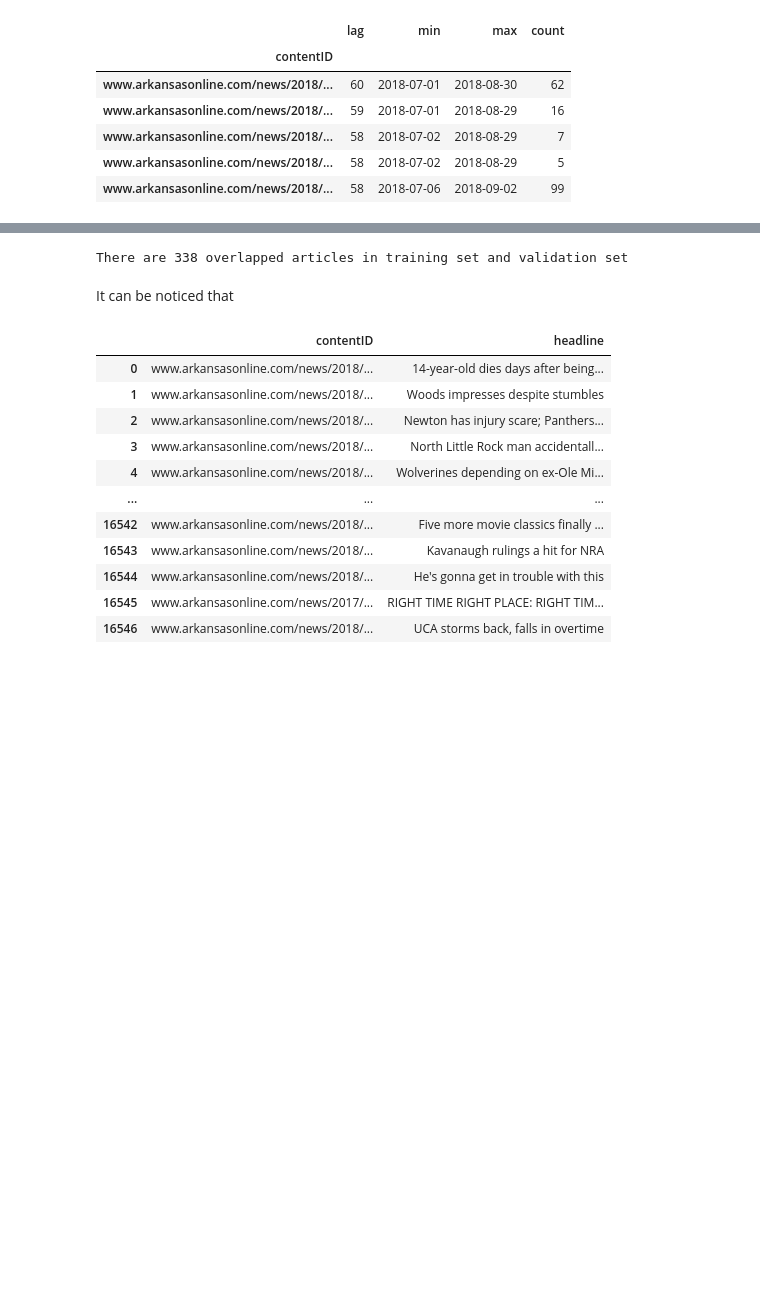
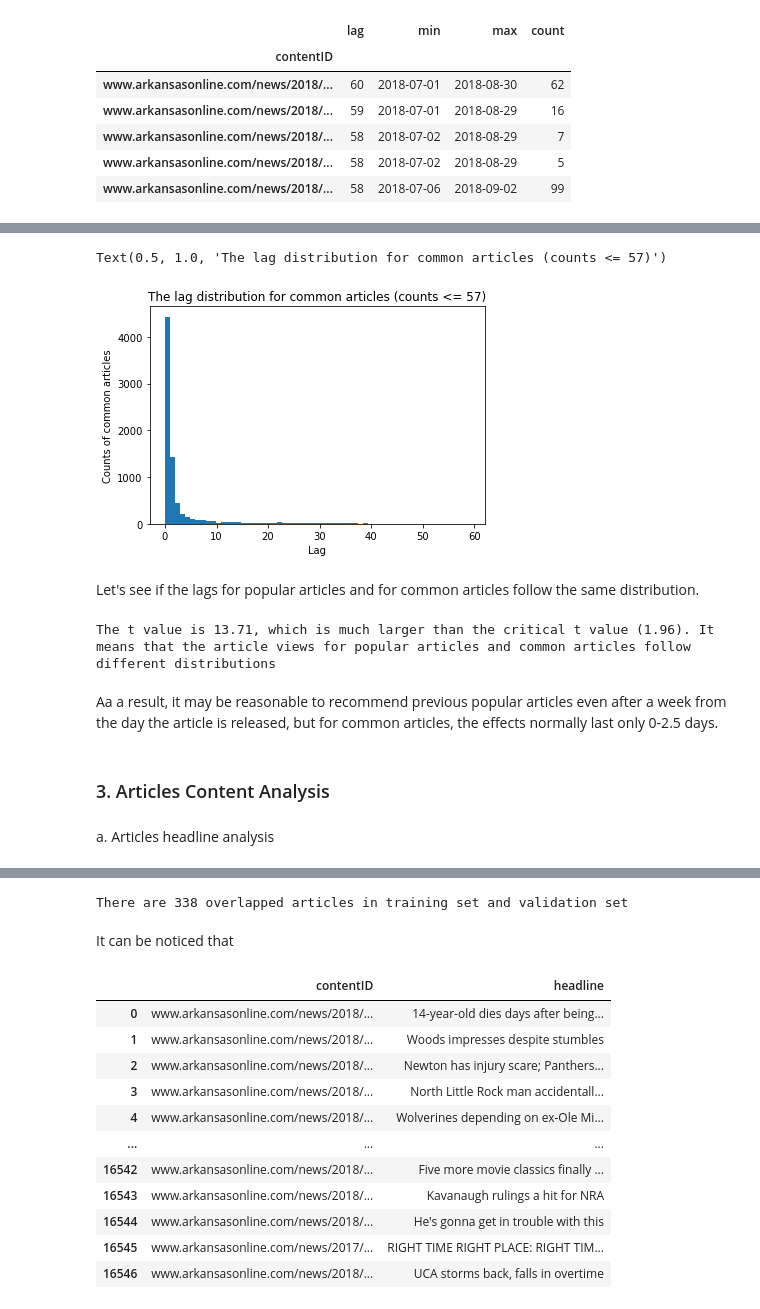
Before and after one commit to choushuiguo325/Recommendation_System_New_York_Times, a Jupyter notebook: static/NLP_EDA.ipynb, the cells around one changed output, grey strips where cells are left out. Saved outputs shown, nothing was run; the diff lists cells and outputs as text; code cells hidden in the pictures; blank space fills up the shorter version.

```diff
--- a/static/NLP_EDA.ipynb
+++ b/static/NLP_EDA.ipynb
@@ -529,0 +642,4 @@ Text(0.5, 1.0, 'The lag distribution for popular articles (counts > 50)')
+# %%
+common_articles = articles_s_e_l.loc[articles_s_e_l['count'] <= 57]
+common_des = common_articles['lag'].describe()
+common_des
@@ -529,0 +656,25 @@ Text(0.5, 1.0, 'The lag distribution for popular articles (counts > 50)')
+# %%
+plt.hist(common_articles['lag'], bins = 60)
+plt.xlabel('Lag')
+plt.ylabel('Counts of common articles')
+plt.title("The lag distribution for common articles (counts <= 57)")
+# %% [output]
+Text(0.5, 1.0, 'The lag distribution for common articles (counts <= 57)')
+[figure, added]
+# %% [markdown]
+Let's see if the lags for popular articles and for common articles follow the same distribution.
+# %%
+common_des
+popular_des
+S_p_c = math.sqrt(popular_des['std']**2/popular_des['count']+common_des['std']**2/common_des['count'])
+t_popularity = abs(popular_des['mean']-common_des['mean'])/S_p_c
+t_popularity
+print(f"The t value is {round(t_popularity,2)}, which is much larger than the critical t value (1.96). It means that the article views for popular articles and common articles follow different distributions")
+# %% [output]
+The t value is 13.71, which is much larger than the critical t value (1.96). It means that the article views for popular articles and common articles follow different distributions
+# %% [markdown]
+Aa a result, it may be reasonable to recommend previous popular articles even after a week from the day the article is released, but for common articles, the effects normally last only 0-2.5 days.
+# %% [markdown]
+### 3. Articles Content Analysis
+# %% [markdown]
+a. Articles headline analysis
```
Also changed, not shown: parts of 37 cells of this notebook.
